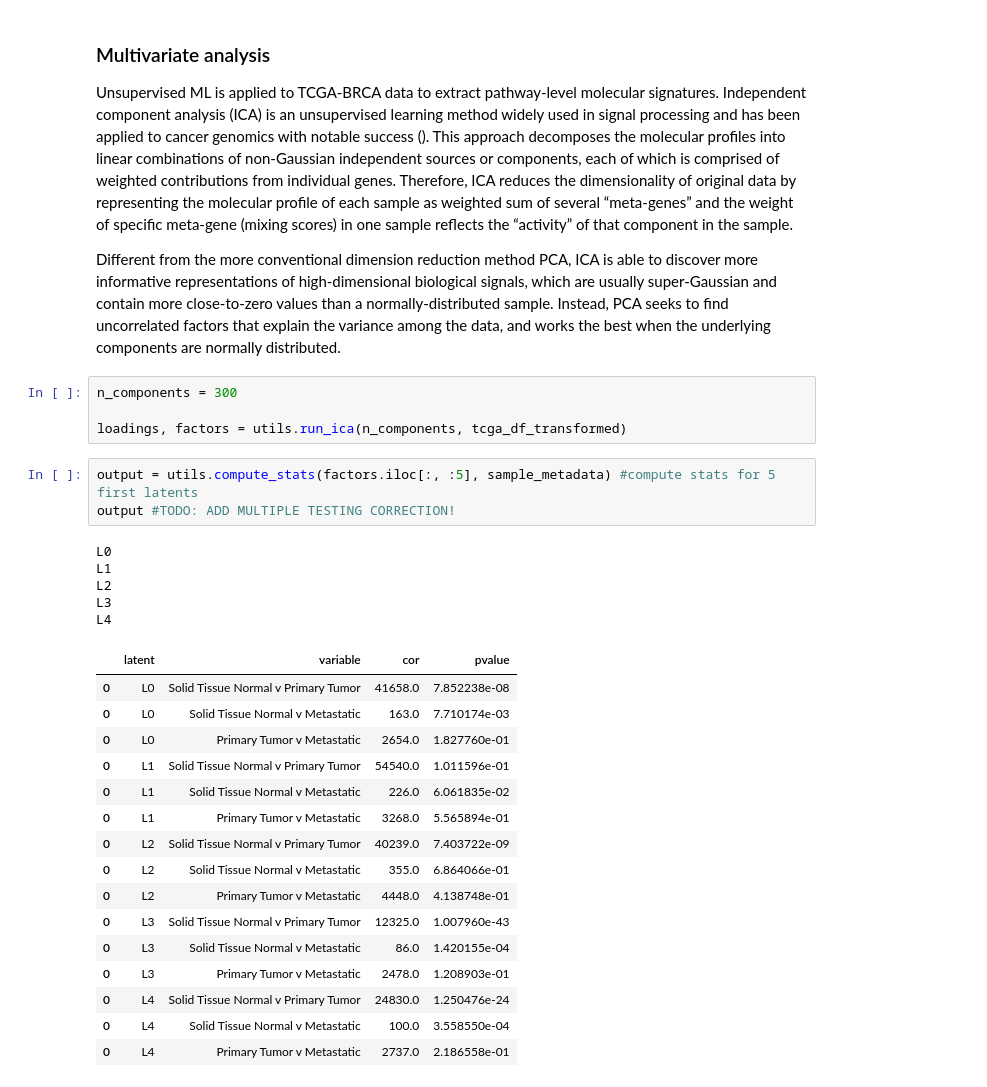
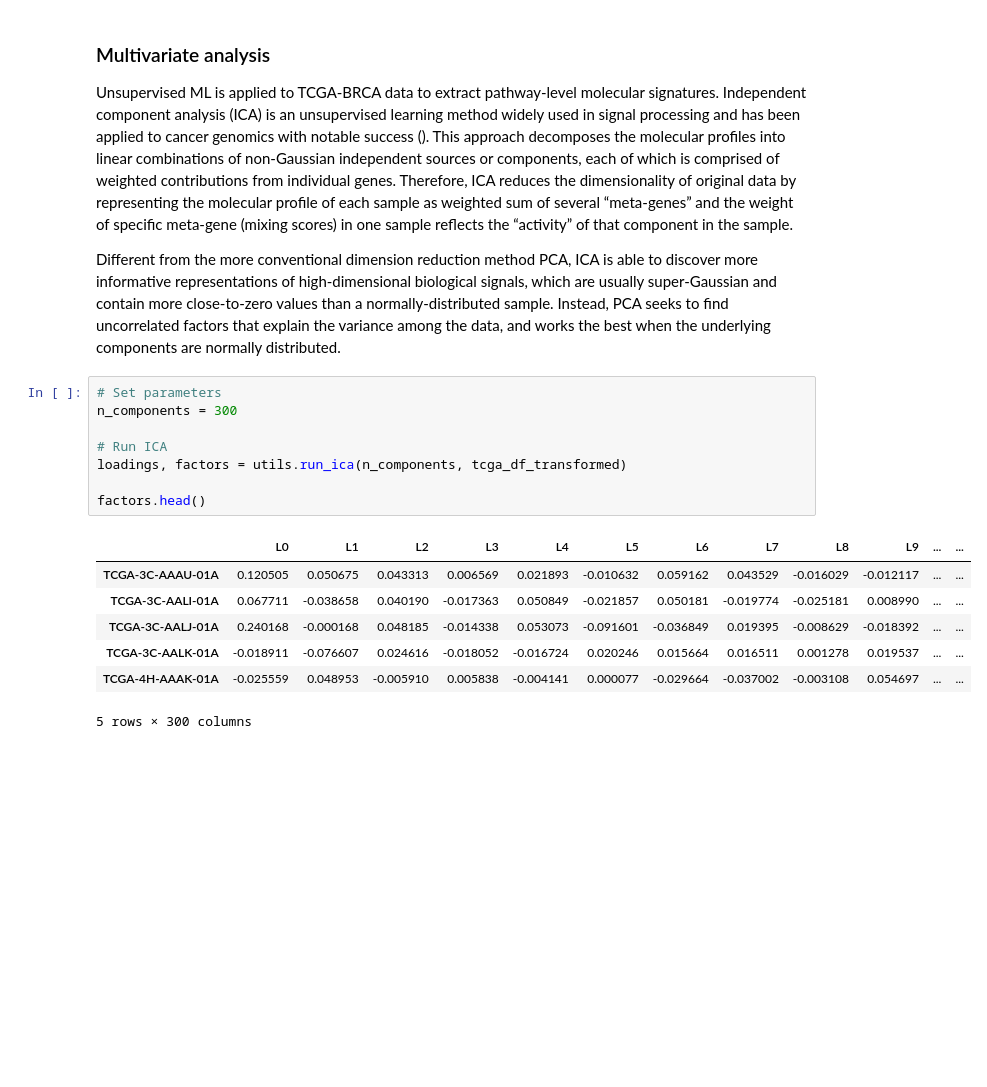
Before and after one commit to joannazamarbide/cancer_analyses, a Jupyter notebook: example_transcriptomic_analysis.ipynb, the cells around one changed output. Drawn from its saved outputs; the diff is of its cells as text; blank space fills up the shorter version.

```diff
--- a/example_transcriptomic_analysis.ipynb
+++ b/example_transcriptomic_analysis.ipynb
@@ -281,31 +297,18 @@ Unsupervised ML is applied to TCGA-BRCA data to extract pathway-level molecular
 
 Different from the more conventional dimension reduction method PCA, ICA is able to discover more informative representations of high-dimensional biological signals, which are usually super-Gaussian and contain more close-to-zero values than a normally-distributed sample. Instead, PCA seeks to find uncorrelated factors that explain the variance among the data, and works the best when the underlying components are normally distributed.
 # %%
+# Set parameters
 n_components = 300
 
+# Run ICA
 loadings, factors = utils.run_ica(n_components, tcga_df_transformed)
+
+factors.head()
+# %% [output]
+|  | L0 | L1 | L2 | L3 | L4 | L5 | L6 | L7 | L8 | L9 | ... | ... |
+| TCGA-3C-AAAU-01A | 0.120505 | 0.050675 | 0.043313 | 0.006569 | 0.021893 | -0.010632 | 0.059162 | 0.043529 | -0.016029 | -0.012117 | ... | ... |
+| TCGA-3C-AALI-01A | 0.067711 | -0.038658 | 0.040190 | -0.017363 | 0.050849 | -0.021857 | 0.050181 | -0.019774 | -0.025181 | 0.008990 | ... | ... |
+| TCGA-3C-AALJ-01A | 0.240168 | -0.000168 | 0.048185 | -0.014338 | 0.053073 | -0.091601 | -0.036849 | 0.019395 | -0.008629 | -0.018392 | ... | ... |
+| TCGA-3C-AALK-01A | -0.018911 | -0.076607 | 0.024616 | -0.018052 | -0.016724 | 0.020246 | 0.015664 | 0.016511 | 0.001278 | 0.019537 | ... | ... |
+| TCGA-4H-AAAK-01A | -0.025559 | 0.048953 | -0.005910 | 0.005838 | -0.004141 | 0.000077 | -0.029664 | -0.037002 | -0.003108 | 0.054697 | ... | ... |
+5 rows × 300 columns
-# %%
-output = utils.compute_stats(factors.iloc[:, :5], sample_metadata) #compute stats for 5 first latents
-output #TODO: ADD MULTIPLE TESTING CORRECTION!
-# %% [output]
-L0
-L1
-L2
-L3
-L4
-|  | latent | variable | cor | pvalue |
-| 0 | L0 | Solid Tissue Normal v Primary Tumor | 41658.0 | 7.852238e-08 |
-| 0 | L0 | Solid Tissue Normal v Metastatic | 163.0 | 7.710174e-03 |
-| 0 | L0 | Primary Tumor v Metastatic | 2654.0 | 1.827760e-01 |
-| 0 | L1 | Solid Tissue Normal v Primary Tumor | 54540.0 | 1.011596e-01 |
-| 0 | L1 | Solid Tissue Normal v Metastatic | 226.0 | 6.061835e-02 |
-| 0 | L1 | Primary Tumor v Metastatic | 3268.0 | 5.565894e-01 |
-| 0 | L2 | Solid Tissue Normal v Primary Tumor | 40239.0 | 7.403722e-09 |
-| 0 | L2 | Solid Tissue Normal v Metastatic | 355.0 | 6.864066e-01 |
-| 0 | L2 | Primary Tumor v Metastatic | 4448.0 | 4.138748e-01 |
-| 0 | L3 | Solid Tissue Normal v Primary Tumor | 12325.0 | 1.007960e-43 |
-| 0 | L3 | Solid Tissue Normal v Metastatic | 86.0 | 1.420155e-04 |
-| 0 | L3 | Primary Tumor v Metastatic | 2478.0 | 1.208903e-01 |
-| 0 | L4 | Solid Tissue Normal v Primary Tumor | 24830.0 | 1.250476e-24 |
-| 0 | L4 | Solid Tissue Normal v Metastatic | 100.0 | 3.558550e-04 |
-| 0 | L4 | Primary Tumor v Metastatic | 2737.0 | 2.186558e-01 |
```
Also changed, not shown: parts of 22 cells of this notebook, 1 other file.
